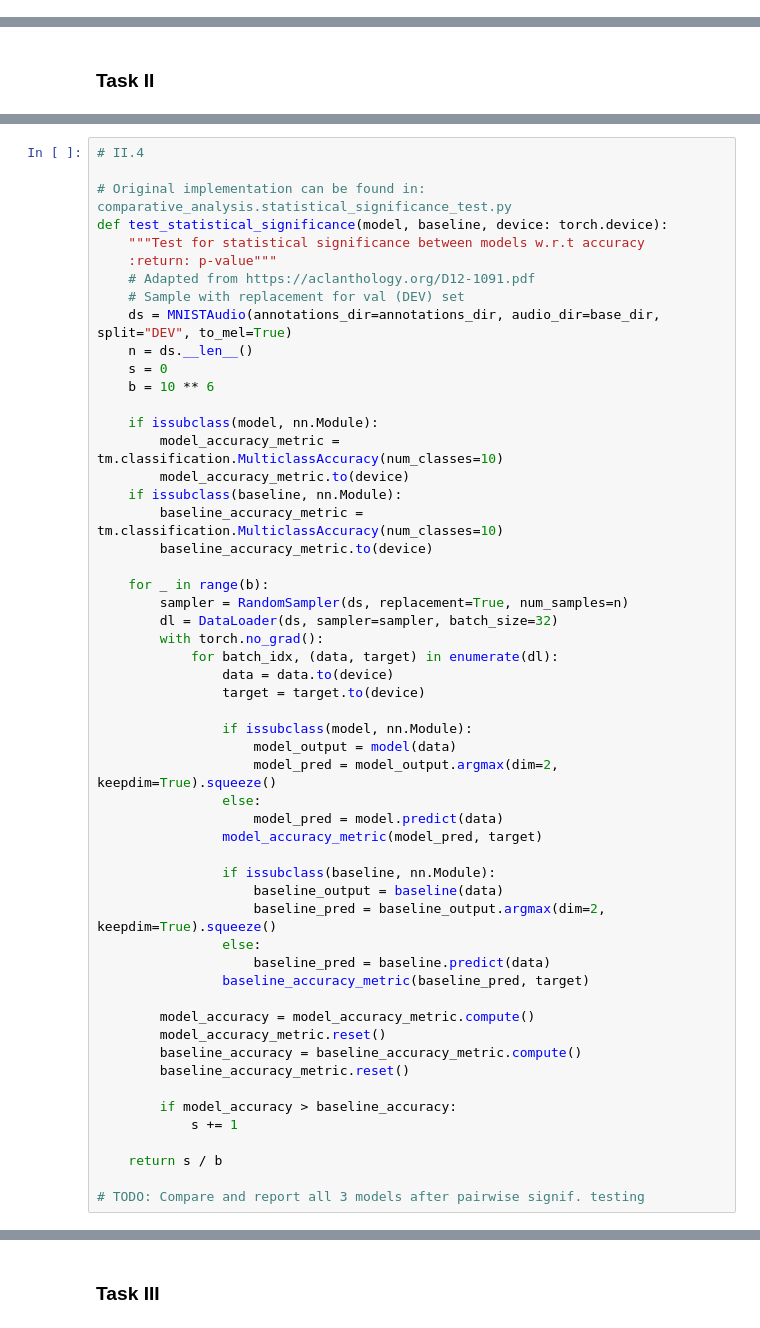
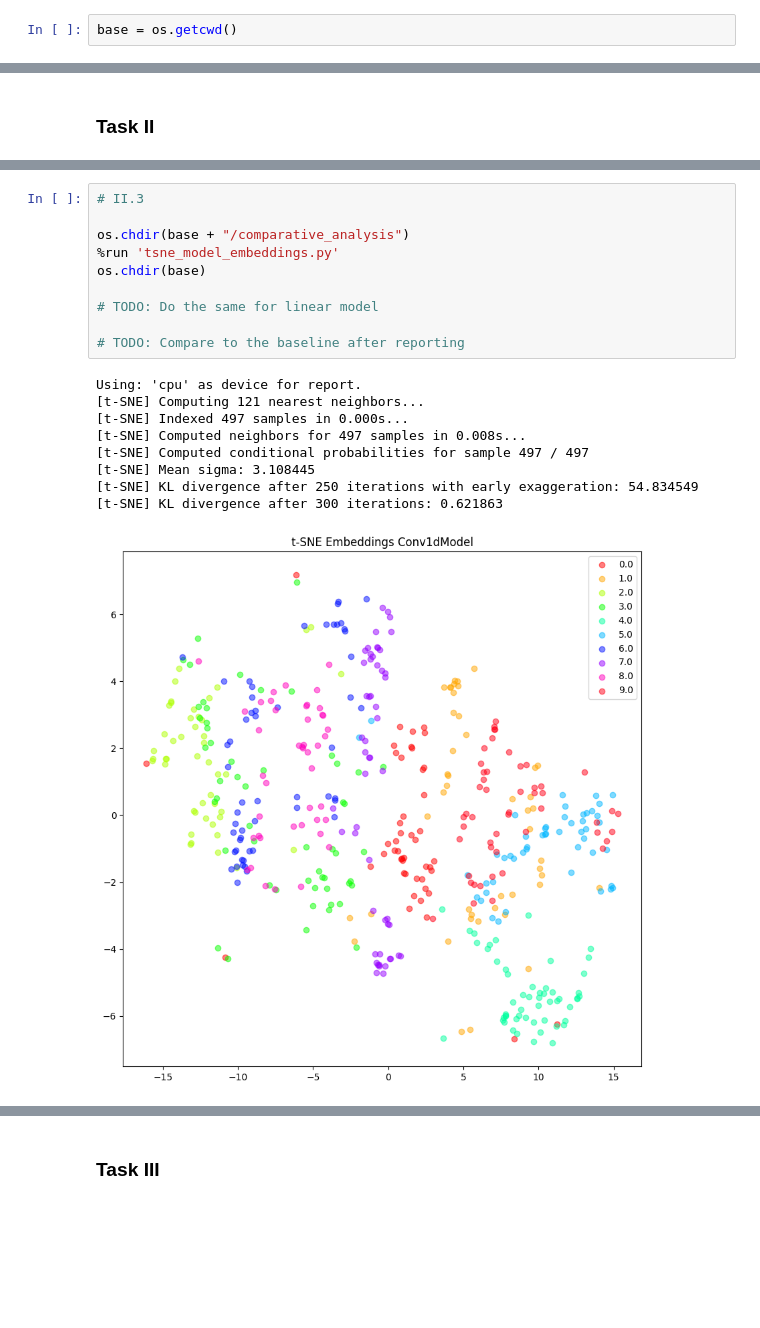
Before and after one commit to Thunfischpirat/SpokenDigits, a Jupyter notebook: SolutionNotebook.ipynb, the cells around one changed output, grey strips where cells are left out. Drawn from its saved outputs; the diff is of its cells as text; blank space fills up the shorter version.

```diff
--- a/SolutionNotebook.ipynb
+++ b/SolutionNotebook.ipynb
@@ -39,2 +23,4 @@ warnings.filterwarnings('ignore')
+# %%
+base = os.getcwd()
 # %% [markdown]
 ### Task I
@@ -330,54 +130,20 @@ plot_tsne(tsne_embedding, labels)
-# %%
-# II.4
-
-# Original implementation can be found in: comparative_analysis.statistical_significance_test.py
-def test_statistical_significance(model, baseline, device: torch.device):
-    """Test for statistical significance between models w.r.t accuracy
-    :return: p-value"""
-    # Adapted from https://aclanthology.org/D12-1091.pdf
-    # Sample with replacement for val (DEV) set
-    ds = MNISTAudio(annotations_dir=annotations_dir, audio_dir=base_dir, split="DEV", to_mel=True)
-    n = ds.__len__()
-    s = 0
-    b = 10 ** 6
-
-    if issubclass(model, nn.Module):
-        model_accuracy_metric = tm.classification.MulticlassAccuracy(num_classes=10)
-        model_accuracy_metric.to(device)
-    if issubclass(baseline, nn.Module):
-        baseline_accuracy_metric = tm.classification.MulticlassAccuracy(num_classes=10)
-        baseline_accuracy_metric.to(device)
-
-    for _ in range(b):
-        sampler = RandomSampler(ds, replacement=True, num_samples=n)
-        dl = DataLoader(ds, sampler=sampler, batch_size=32)
-        with torch.no_grad():
-            for batch_idx, (data, target) in enumerate(dl):
-                data = data.to(device)
-                target = target.to(device)
-
-                if issubclass(model, nn.Module):
-                    model_output = model(data)
-                    model_pred = model_output.argmax(dim=2, keepdim=True).squeeze()
-                else:
-                    model_pred = model.predict(data)
-                model_accuracy_metric(model_pred, target)
-
-                if issubclass(baseline, nn.Module):
-                    baseline_output = baseline(data)
-                    baseline_pred = baseline_output.argmax(dim=2, keepdim=True).squeeze()
-                else:
-                    baseline_pred = baseline.predict(data)
-                baseline_accuracy_metric(baseline_pred, target)
-
-        model_accuracy = model_accuracy_metric.compute()
-        model_accuracy_metric.reset()
-        baseline_accuracy = baseline_accuracy_metric.compute()
-        baseline_accuracy_metric.reset()
-
-        if model_accuracy > baseline_accuracy:
-            s += 1
-
-    return s / b
-
-# TODO: Compare and report all 3 models after pairwise signif. testing
+# %%
+# II.3
+
+os.chdir(base + "/comparative_analysis")
+%run 'tsne_model_embeddings.py'
+os.chdir(base)
+
+# TODO: Do the same for linear model
+
+# TODO: Compare to the baseline after reporting
+# %% [output]
+Using: 'cpu' as device for report.
+[t-SNE] Computing 121 nearest neighbors...
+[t-SNE] Indexed 497 samples in 0.000s...
+[t-SNE] Computed neighbors for 497 samples in 0.008s...
+[t-SNE] Computed conditional probabilities for sample 497 / 497
+[t-SNE] Mean sigma: 3.108445
+[t-SNE] KL divergence after 250 iterations with early exaggeration: 54.834549
+[t-SNE] KL divergence after 300 iterations: 0.621863
+[figure, added]
```
Also changed, not shown: parts of 13 cells of this notebook.
